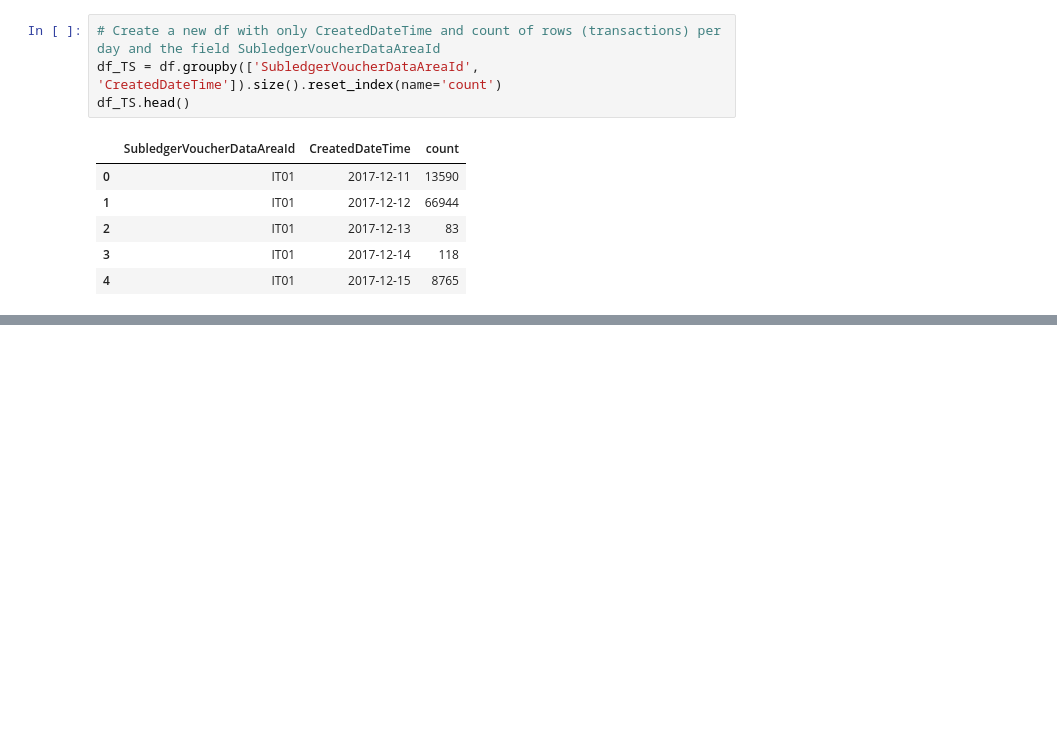
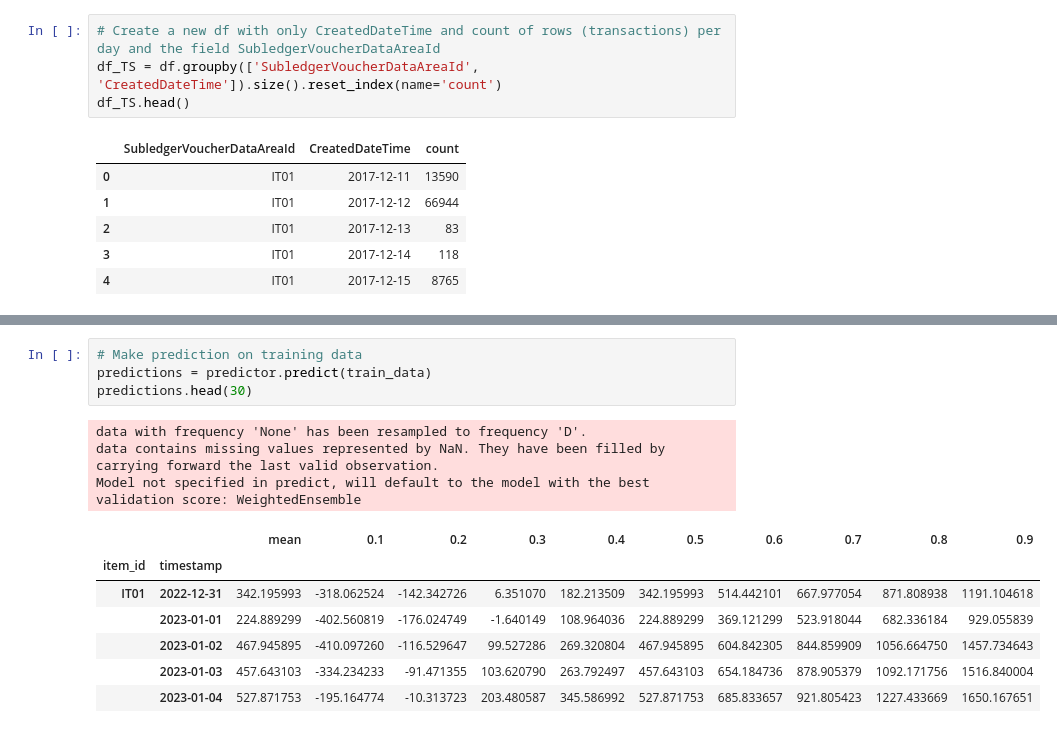
Before and after one commit to gianluca-coletta/Tesi_Magistrale, a Jupyter notebook: Code/ForecastingIT01.ipynb, the cells around one changed output, grey strips where cells are left out. Cells and saved outputs as stored; diff of their text form; blank space fills up the shorter version.

```diff
--- a/Code/ForecastingIT01.ipynb
+++ b/Code/ForecastingIT01.ipynb
@@ -99,0 +162,15 @@ df_TS['Target'].sum()
+# %%
+# Make prediction on training data
+predictions = predictor.predict(train_data)
+predictions.head(30)
+# %% [output]
+data with frequency 'None' has been resampled to frequency 'D'.
+data contains missing values represented by NaN. They have been filled by carrying forward the last valid observation.
+Model not specified in predict, will default to the model with the best validation score: WeightedEnsemble
+|  |  | mean | 0.1 | 0.2 | 0.3 | 0.4 | 0.5 | 0.6 | 0.7 | 0.8 | 0.9 |
+| item_id | timestamp |  |  |  |  |  |  |  |  |  |  |
+| IT01 | 2022-12-31 | 342.195993 | -318.062524 | -142.342726 | 6.351070 | 182.213509 | 342.195993 | 514.442101 | 667.977054 | 871.808938 | 1191.104618 |
+|  | 2023-01-01 | 224.889299 | -402.560819 | -176.024749 | -1.640149 | 108.964036 | 224.889299 | 369.121299 | 523.918044 | 682.336184 | 929.055839 |
+|  | 2023-01-02 | 467.945895 | -410.097260 | -116.529647 | 99.527286 | 269.320804 | 467.945895 | 604.842305 | 844.859909 | 1056.664750 | 1457.734643 |
+|  | 2023-01-03 | 457.643103 | -334.234233 | -91.471355 | 103.620790 | 263.792497 | 457.643103 | 654.184736 | 878.905379 | 1092.171756 | 1516.840004 |
+|  | 2023-01-04 | 527.871753 | -195.164774 | -10.313723 | 203.480587 | 345.586992 | 527.871753 | 685.833657 | 921.805423 | 1227.433669 | 1650.167651 |
```
Also changed, not shown: parts of 11 cells of this notebook, 10 other files.
